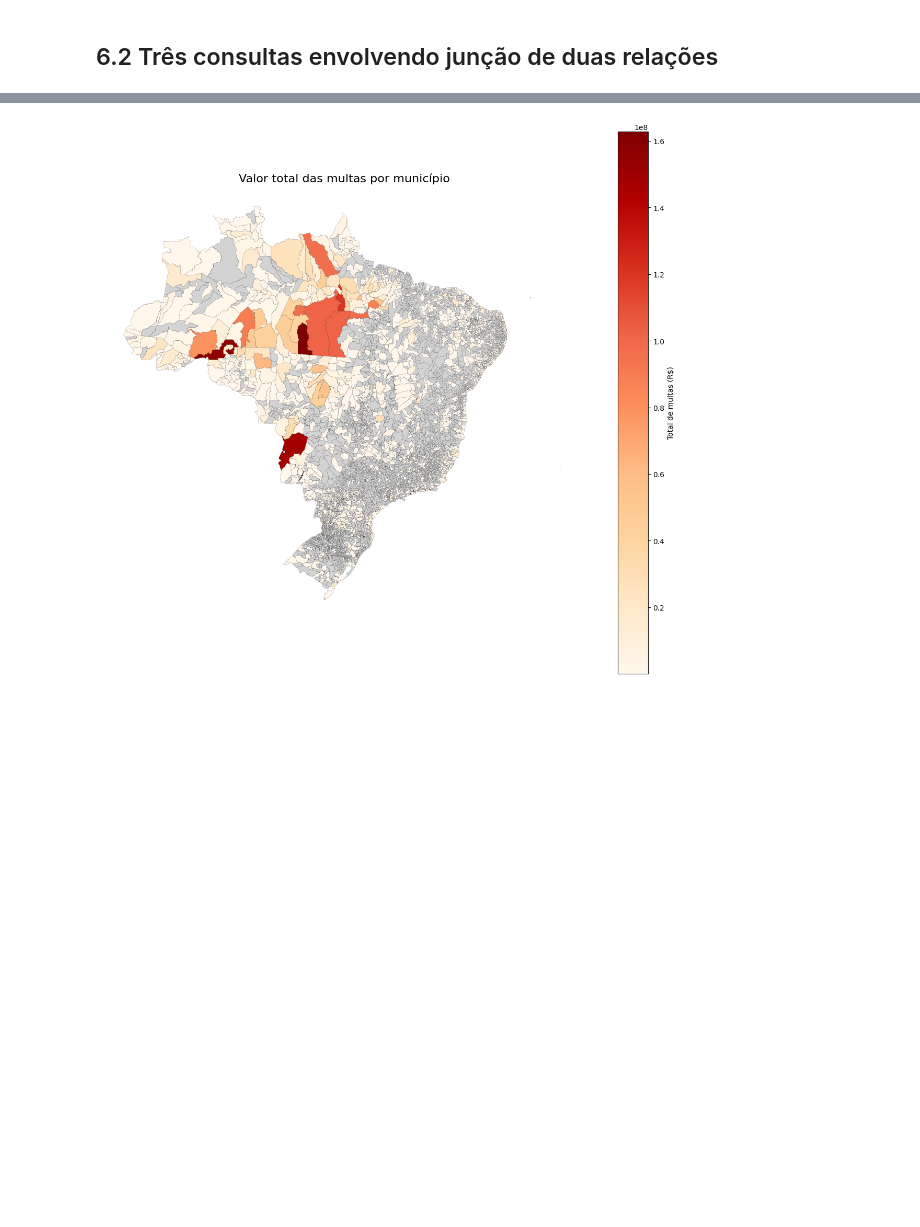
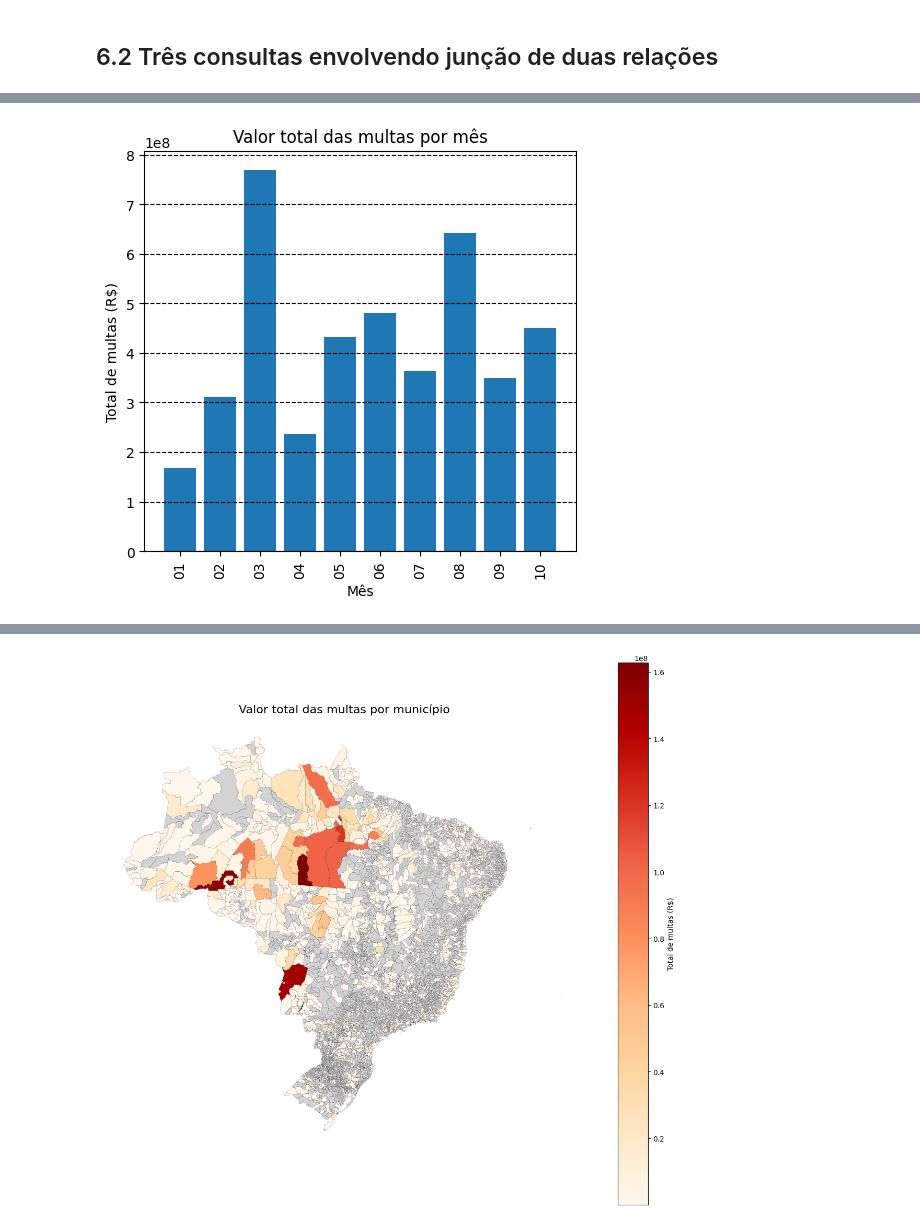
Before and after one commit to Ykosfeld/TP2-IBD, a Jupyter notebook: tp2.ipynb, the cells around one changed output, grey strips where cells are left out. Drawn from its saved outputs; the diff is of its cells as text; code cells hidden in the pictures; blank space fills up the shorter version.

```diff
--- a/tp2.ipynb
+++ b/tp2.ipynb
@@ -512,0 +525,26 @@ dt_multa_data
+# %%
+
+df_multa_mes = fetch("""
+SELECT SUBSTR(DATA_HORA, 6, 2) AS mes, SUM(valor_multa) as total_multa, bioma
+FROM Auto_Infracao NATURAL JOIN Infrator
+WHERE valor_multa IS NOT NULL
+GROUP BY mes
+ORDER BY mes ASC
+""", conn)
+
+plt.figure(figsize=(5, 5))
+
+plt.bar(
+    df_multa_mes['mes'].head(10),
+    df_multa_mes['total_multa'].head(10)
+)
+plt.xlabel('Mês')
+plt.ylabel('Total de multas (R$)')
+plt.title('Valor total das multas por mês')
+plt.xticks(rotation=90)
+plt.grid(axis='y', linestyle='--', alpha=1, c = 'black')
+plt.tight_layout()
+
+plt.show()
+# %% [output]
+[figure, added]
```
Also changed, not shown: parts of 16 cells of this notebook, 3 other files.
